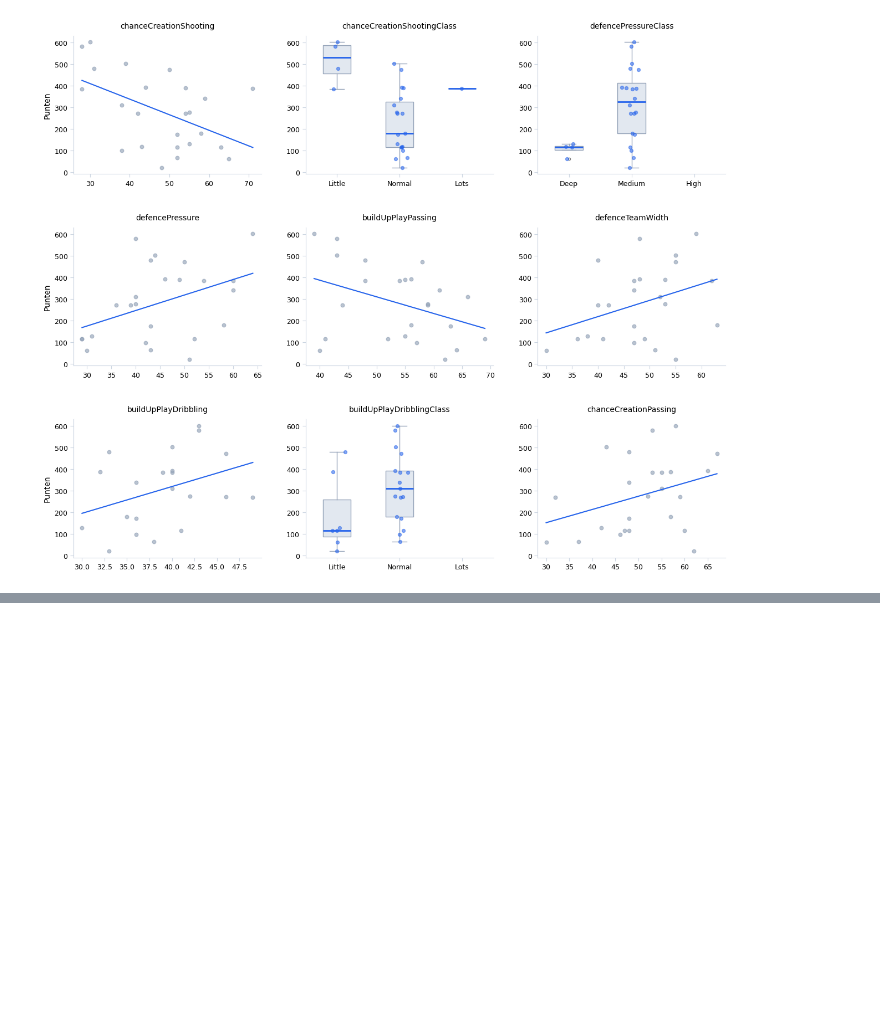
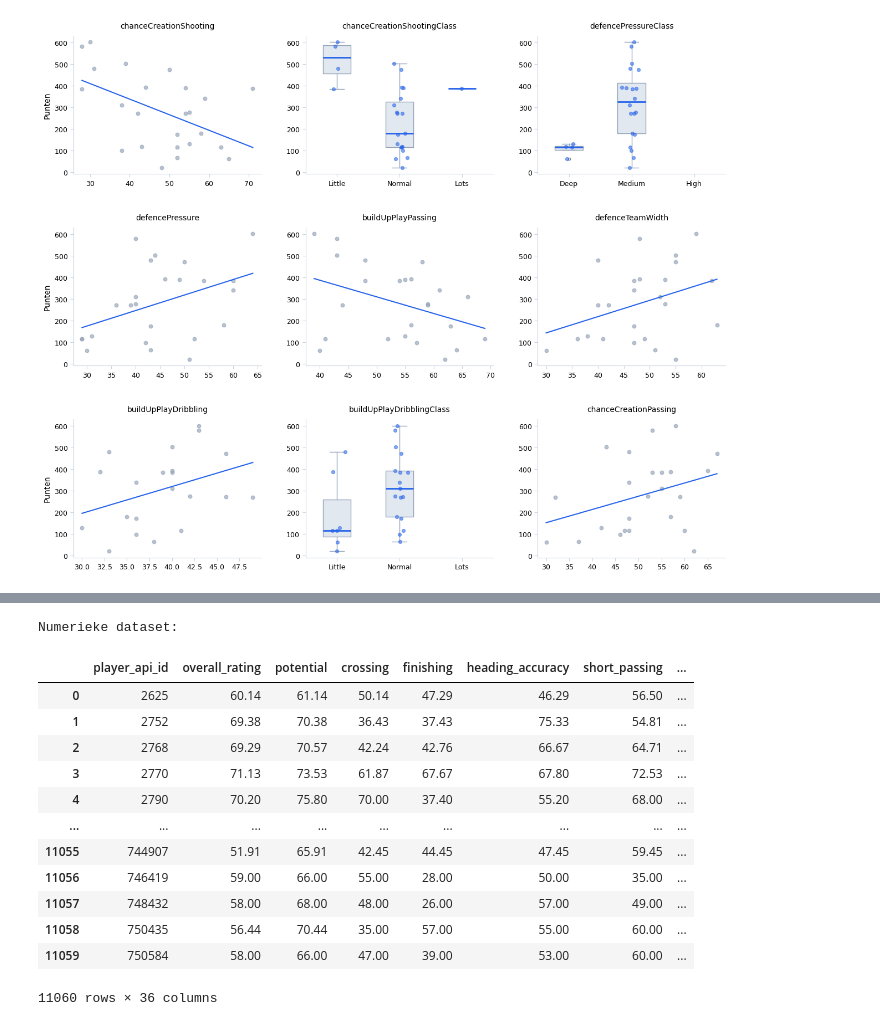
Before and after one commit to EchoinSilences/Datalab2, a Jupyter notebook: Report.ipynb, the cells around one changed output, grey strips where cells are left out. Saved outputs shown, nothing was run; the diff lists cells and outputs as text; code cells hidden in the pictures; blank space fills up the shorter version.

```diff
--- a/Report.ipynb
+++ b/Report.ipynb
@@ -1050,0 +1132,80 @@ plt.show()
+# %%
+def maak_speler_gemiddelden(player_attributes_df):
+    """
+    Description:
+        Maakt twee dataframes per speler:
+        - numeriek_avg: gemiddelde van alle numerieke spelerseigenschappen
+        - categorisch_avg: modus van alle categorische spelerseigenschappen
+
+    Args:
+        player_attributes_df: Het volledige player_attributes dataframe.
+
+    Returns:
+        Tuple van twee DataFrames: (numeriek_avg, categorisch_avg)
+    """
+    irrelevante_kolommen = ['id', 'date', 'player_fifa_api_id']
+    df = player_attributes_df.drop(columns=irrelevante_kolommen)
+
+    numerieke_kolommen = [
+        col for col in df.select_dtypes(include=[np.number]).columns.tolist()
+        if col != 'player_api_id'
+    ]
+
+    categorische_kolommen = [
+        col for col in df.select_dtypes(exclude=[np.number]).columns.tolist()
+        if col != 'player_api_id'
+    ]
+
+    # Dataset 1: gemiddelde numerieke waarden
+    numeriek_avg = (
+        df.groupby('player_api_id')[numerieke_kolommen]
+        .mean()
+        .round(2)
+        .reset_index()
+    )
+
+    # Dataset 2: categorische kolommen, ongeldige waarden eerst verwijderen
+    geldige_work_rates = ['low', 'medium', 'high']
+    geldige_voeten = ['right', 'left']
+
+    df_cat = df.copy()
+    df_cat = df_cat[df_cat['attacking_work_rate'].isin(geldige_work_rates) | df_cat['attacking_work_rate'].isna()]
+    df_cat = df_cat[df_cat['defensive_work_rate'].isin(geldige_work_rates) | df_cat['defensive_work_rate'].isna()]
+    df_cat = df_cat[df_cat['preferred_foot'].isin(geldige_voeten) | df_cat['preferred_foot'].isna()]
+
+    categorisch_avg = (
+        df_cat.groupby('player_api_id')[categorische_kolommen]
+        .agg(lambda x: x.mode().iloc[0] if not x.mode().empty else np.nan)
+        .reset_index()
+    )
+
+    return numeriek_avg, categorisch_avg
+
+
+# Aanroepen van de functie
+numeriek_avg, categorisch_avg = maak_speler_gemiddelden(player_attributes)
+
+print("Numerieke dataset:")
+display(numeriek_avg)
+
+print("Categorische dataset:")
+display(categorisch_avg)
+
+print("Numerieke en Categorische dataset")
+player_avg = numeriek_avg.merge(categorisch_avg, on='player_api_id')
+display(player_avg)
+# %% [output]
+Numerieke dataset:
+|  | player_api_id | overall_rating | potential | crossing | finishing | heading_accuracy | short_passing | ... |
+| 0 | 2625 | 60.14 | 61.14 | 50.14 | 47.29 | 46.29 | 56.50 | ... |
+| 1 | 2752 | 69.38 | 70.38 | 36.43 | 37.43 | 75.33 | 54.81 | ... |
+| 2 | 2768 | 69.29 | 70.57 | 42.24 | 42.76 | 66.67 | 64.71 | ... |
+| 3 | 2770 | 71.13 | 73.53 | 61.87 | 67.67 | 67.80 | 72.53 | ... |
+| 4 | 2790 | 70.20 | 75.80 | 70.00 | 37.40 | 55.20 | 68.00 | ... |
+| ... | ... | ... | ... | ... | ... | ... | ... | ... |
+| 11055 | 744907 | 51.91 | 65.91 | 42.45 | 44.45 | 47.45 | 59.45 | ... |
+| 11056 | 746419 | 59.00 | 66.00 | 55.00 | 28.00 | 50.00 | 35.00 | ... |
+| 11057 | 748432 | 58.00 | 68.00 | 48.00 | 26.00 | 57.00 | 49.00 | ... |
+| 11058 | 750435 | 56.44 | 70.44 | 35.00 | 57.00 | 55.00 | 60.00 | ... |
+| 11059 | 750584 | 58.00 | 66.00 | 47.00 | 39.00 | 53.00 | 60.00 | ... |
+11060 rows × 36 columns
```
Also changed, not shown: parts of 13 cells of this notebook.
